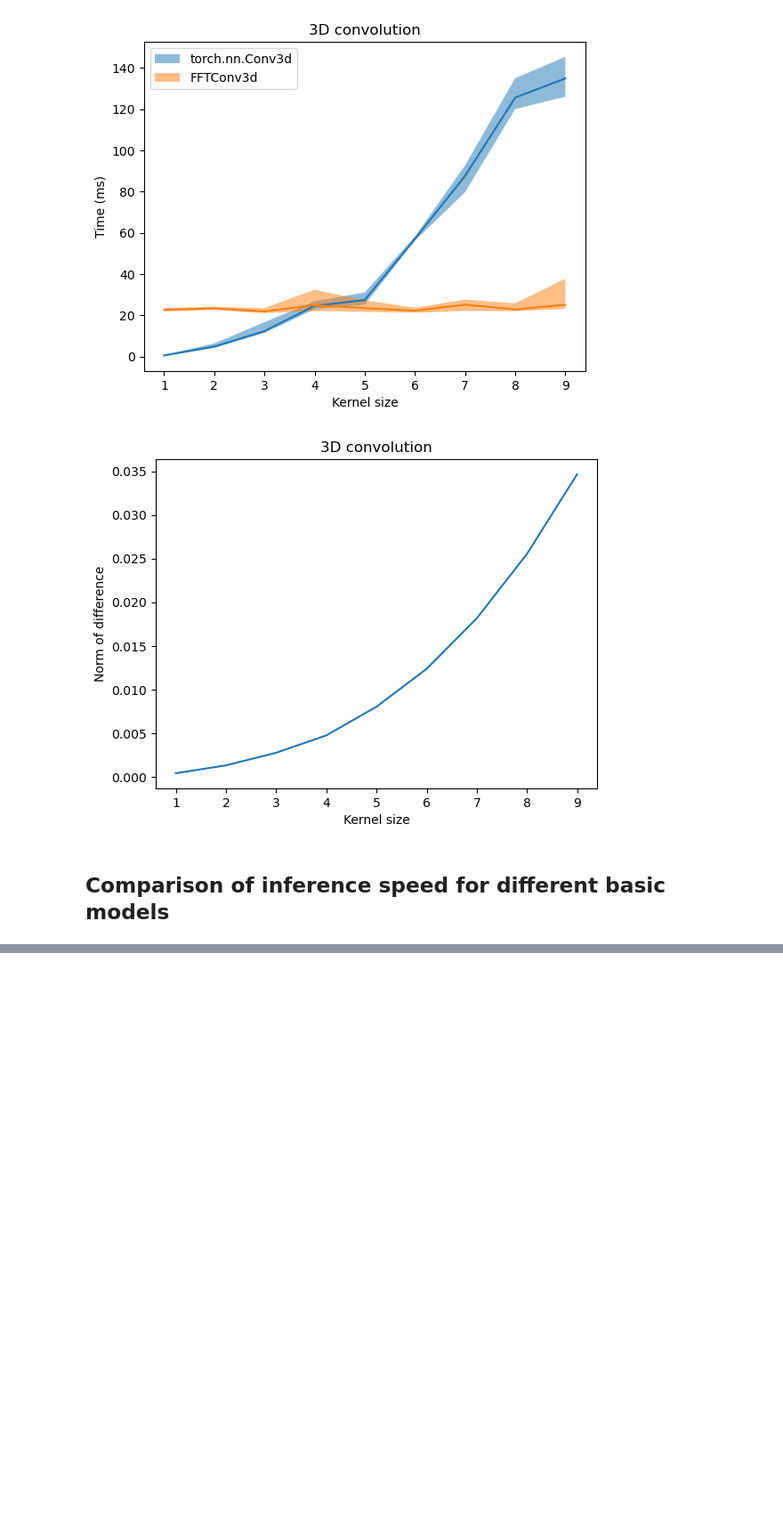
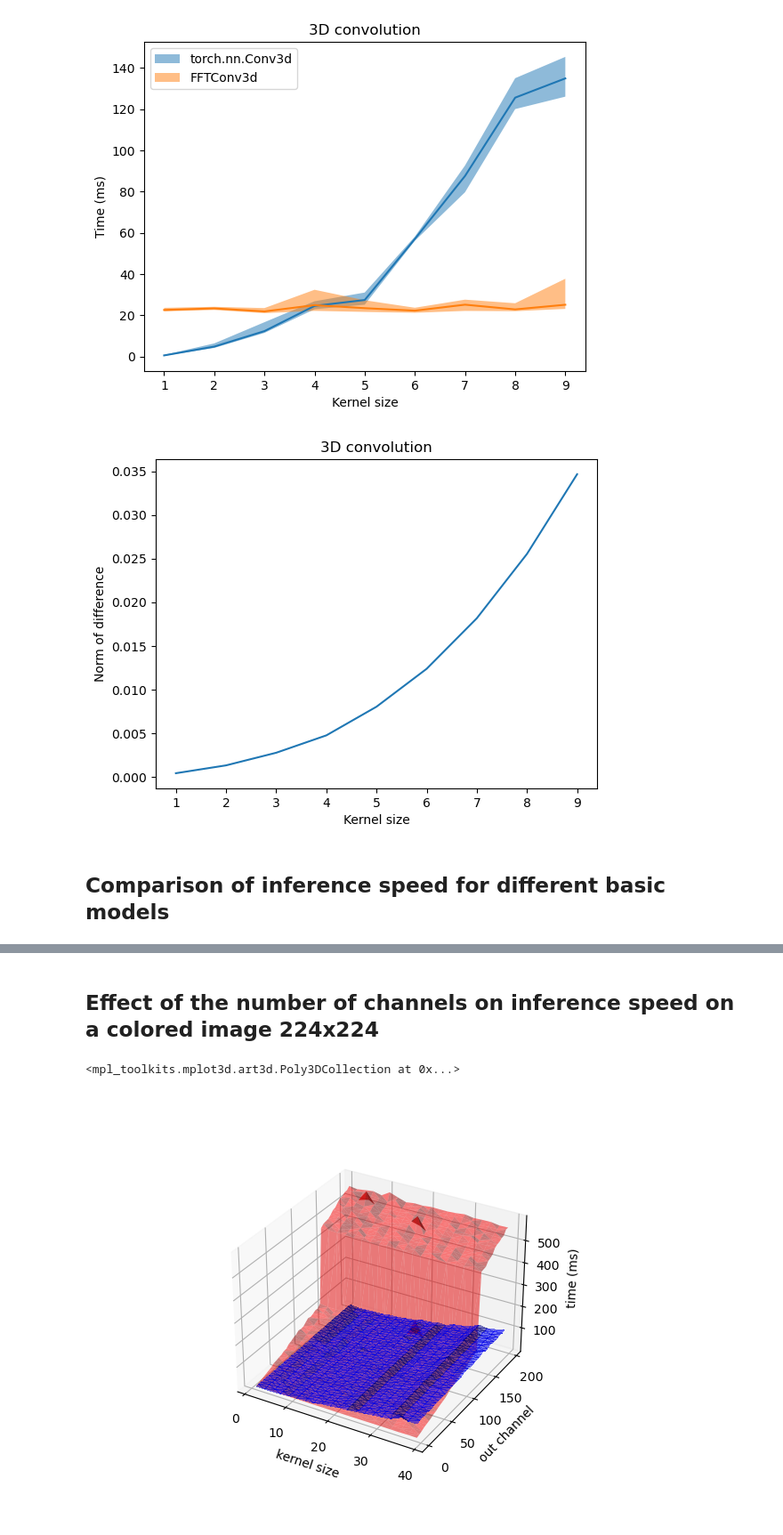
Before and after one commit to vilhess/FFT-Conv, a Jupyter notebook: benchmark.ipynb, the cells around one changed output, grey strips where cells are left out. Shown: that part at 89% size. Drawn from its saved outputs; the diff is of its cells as text; code cells hidden in the pictures; blank space fills up the shorter version.

Commit message:
3d plot

```diff
--- a/benchmark.ipynb
+++ b/benchmark.ipynb
@@ -272,0 +329,2 @@ Time of Forward Passes for AlexNet and GoogLeNet with and without FFC
+# %% [markdown]
+## Effect of the number of channels on inference speed on a colored image 224x224
@@ -272,0 +341,42 @@ Time of Forward Passes for AlexNet and GoogLeNet with and without FFC
+# %%
+x = torch.randn(1, 3, 224, 224)
+
+in_channels = 3
+out_channels = torch.arange(1, 200, 5)
+kernel_sizes = torch.arange(1, 40, 2)
+stride = 1
+padding = 0
+# %%
+res_basic = []
+res_ffc = []
+
+for kernel_size in kernel_sizes:
+    for out_channel in out_channels:
+
+        conv_basic = torch.nn.Conv2d(in_channels, out_channel.item(), kernel_size.item(), stride=stride, padding=padding)
+        subres_basic = [kernel_size.item(), out_channel.item(), compute_time(lambda: conv_basic(x))]
+        res_basic.append(subres_basic)
+
+        conv_ffc = FFTConv2d(in_channels, out_channel.item(), kernel_size.item(), stride=stride, padding=padding)
+        conv_ffc.weight = conv_basic.weight
+        conv_ffc.bias = conv_basic.bias
+        subres_ffc = [kernel_size.item(), out_channel.item(), compute_time(lambda: conv_ffc(x))]
+        res_ffc.append(subres_ffc)
+# %%
+res_basic = pd.DataFrame(res_basic, columns=['kernel_size', 'out_channel', 'time'])
+res_ffc = pd.DataFrame(res_ffc, columns=['kernel_size', 'out_channel', 'time'])
+# %%
+%matplotlib widget
+
+fig, ax = plt.subplots(subplot_kw={"projection": "3d"})
+
+ax.plot_trisurf(res_basic['kernel_size'], res_basic['out_channel'], res_basic['time'], linewidth=0, antialiased=False, color='blue', alpha=0.5)
+
+ax.set_xlabel('kernel size')
+ax.set_ylabel('out channel')
+ax.set_zlabel('time (ms)')
+
+ax.plot_trisurf(res_ffc['kernel_size'], res_ffc['out_channel'], res_ffc['time'], color='red', alpha=0.5)
+# %% [output]
+<mpl_toolkits.mplot3d.art3d.Poly3DCollection at 0x...>
+[figure, added]
```
Also changed, not shown: parts of 5 cells of this notebook, 1 other file.
